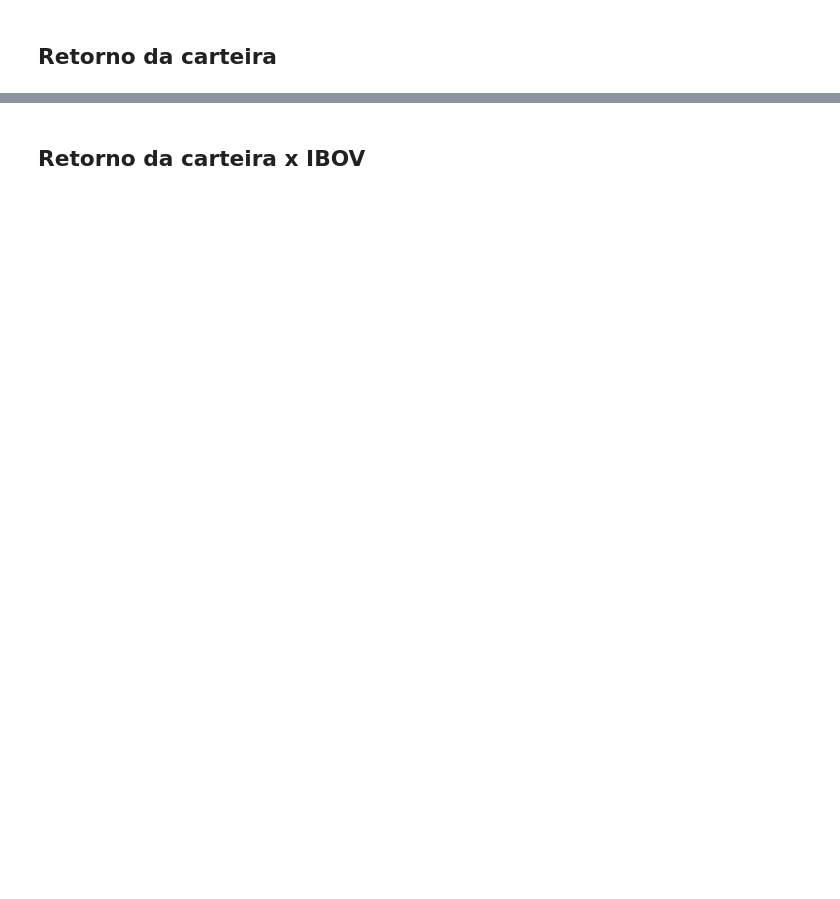
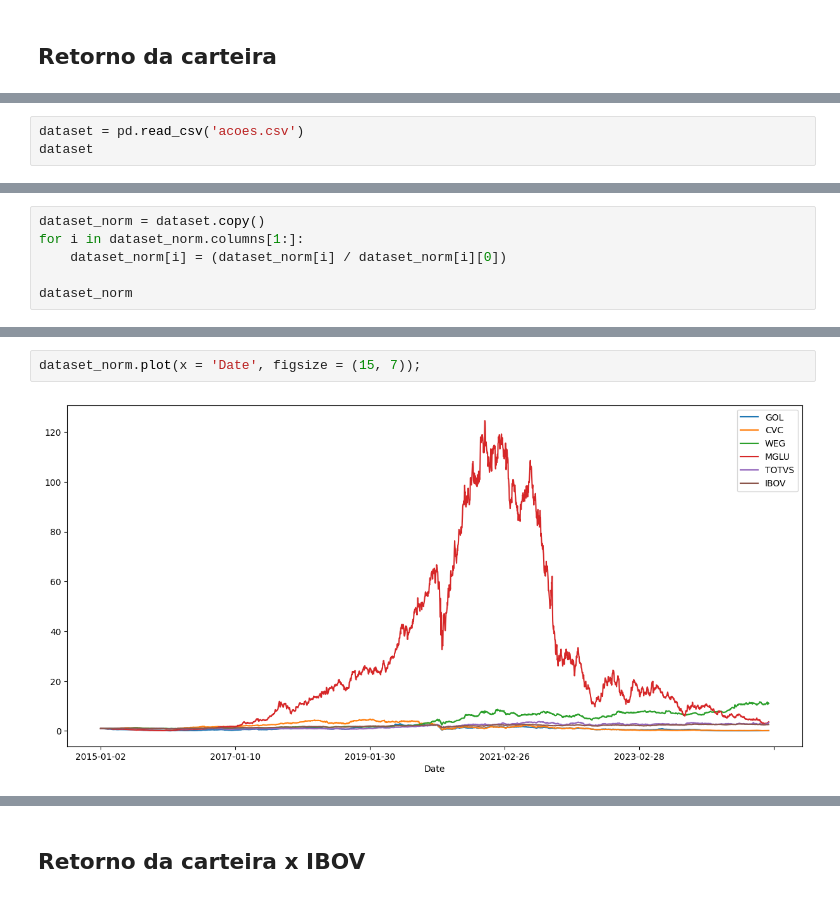
Before and after one commit to fabiolrodriguez/python_playground, a Jupyter notebook: taxa_retorno.ipynb, the cells around one changed output, grey strips where cells are left out. Cells and saved outputs as stored; diff of their text form; blank space fills up the shorter version.

```diff
--- a/taxa_retorno.ipynb
+++ b/taxa_retorno.ipynb
@@ -169,0 +240,3 @@ np.log(dataset['IBOV'][len(dataset) - 1] / dataset['GOL'][0]) * 100
+# %%
+dataset = pd.read_csv('acoes.csv')
+dataset
@@ -169,0 +259,6 @@ np.log(dataset['IBOV'][len(dataset) - 1] / dataset['GOL'][0]) * 100
+# %%
+dataset_norm = dataset.copy()
+for i in dataset_norm.columns[1:]:
+    dataset_norm[i] = (dataset_norm[i] / dataset_norm[i][0])
+
+dataset_norm
@@ -169,0 +279,4 @@ np.log(dataset['IBOV'][len(dataset) - 1] / dataset['GOL'][0]) * 100
+# %%
+dataset_norm.plot(x = 'Date', figsize = (15, 7));
+# %% [output]
+[figure, added]
```
Also changed, not shown: parts of 20 cells of this notebook.
